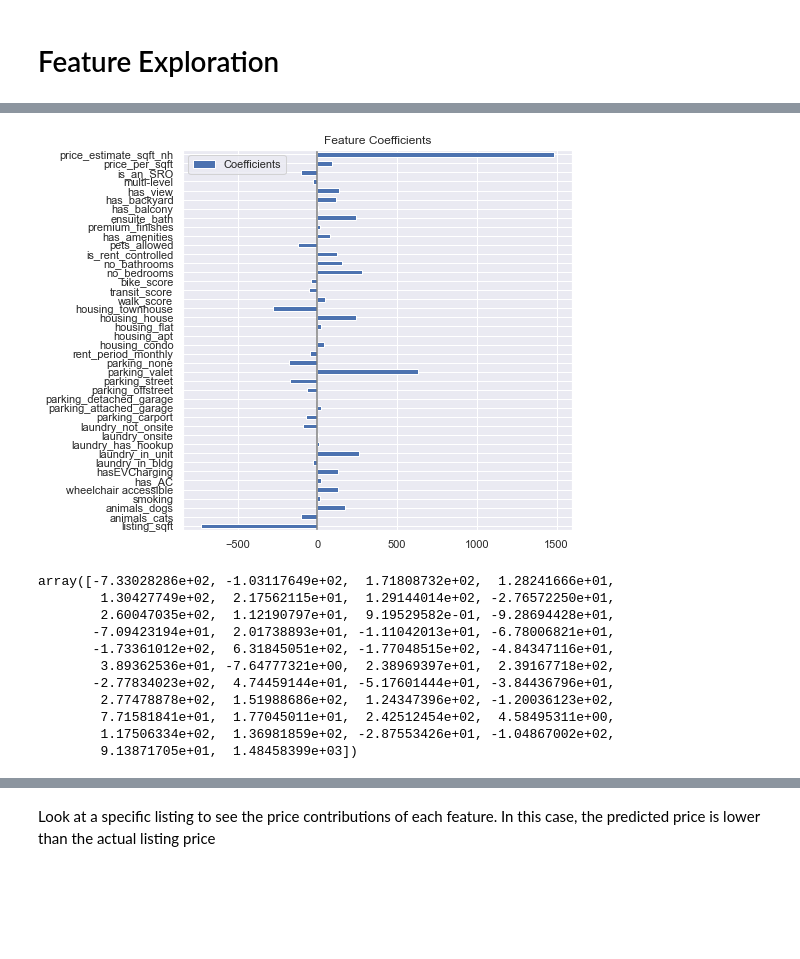
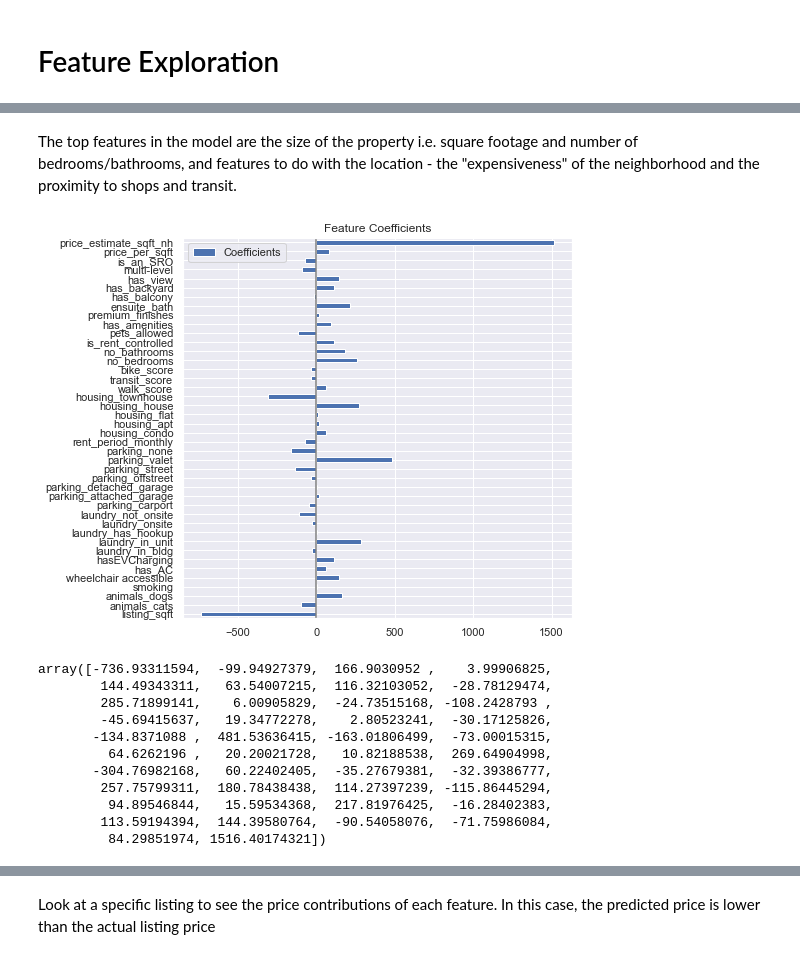
Before and after one commit to melissavhan/Craigslist-Rent-Prediction, a Jupyter notebook: notebooks/Craigslist_Preprocessing_Modeling_combined.ipynb, the cells around one changed output, grey strips where cells are left out. Cells and saved outputs as stored; diff of their text form; code cells hidden in the pictures; blank space fills up the shorter version.

```diff
--- a/notebooks/Craigslist_Preprocessing_Modeling_combined.ipynb
+++ b/notebooks/Craigslist_Preprocessing_Modeling_combined.ipynb
@@ -486,8 +492,8 @@ param_grid = {
     'max_iter': [500,1000,1500]
 }
 
-sgd = train_model(SGDRegressor(penalty='elasticnet'), param_grid, 5, 'neg_mean_absolute_percentage_error', X_train, y_train)
-metrics_dict_sgd = evaluate_model(model, X_test, y_test)
-y_pred_sgd = model.predict(X_test)
+model_sgd = train_model(SGDRegressor(penalty='elasticnet'), param_grid, 5, 'neg_mean_absolute_percentage_error', X_train, y_train)
+metrics_dict_sgd = evaluate_model(model_sgd, X_test, y_test)
+y_pred_sgd = model_sgd.predict(X_test)
 # %% [output]
 Fitting 5 folds for each of 27 candidates, totalling 135 fits
@@ -880,29 +893,32 @@ Look at the linear regression model and the feature coefficients to see if they
+# %% [markdown]
+The top features in the model are the size of the property i.e. square footage and number of bedrooms/bathrooms, and features to do with the location - the "expensiveness" of the neighborhood and the proximity to shops and transit.
 # %%
+# Plot feature importance for stochastic gradient descent model
 coefs = pd.DataFrame(
-   sgd.coef_,
+   model_sgd.coef_,
    columns=['Coefficients'], index=X_train.columns
 )
 
 coefs.plot(kind='barh', figsize=(9, 7))
 plt.title('Feature Coefficients')
 plt.axvline(x=0, color='.5')
 plt.subplots_adjust(left=.3)
 # %% [output]
-[figure, old version]
+[figure, new version]
 # %%
-sgd.coef_
+model_sgd.coef_
 # %% [output]
-array([-7.33028286e+02, -1.03117649e+02,  1.71808732e+02,  1.28241666e+01,
-        1.30427749e+02,  2.17562115e+01,  1.29144014e+02, -2.76572250e+01,
-        2.60047035e+02,  1.12190797e+01,  9.19529582e-01, -9.28694428e+01,
-       -7.09423194e+01,  2.01738893e+01, -1.11042013e+01, -6.78006821e+01,
-       -1.73361012e+02,  6.31845051e+02, -1.77048515e+02, -4.84347116e+01,
-        3.89362536e+01, -7.64777321e+00,  2.38969397e+01,  2.39167718e+02,
-       -2.77834023e+02,  4.74459144e+01, -5.17601444e+01, -3.84436796e+01,
-        2.77478878e+02,  1.51988686e+02,  1.24347396e+02, -1.20036123e+02,
-        7.71581841e+01,  1.77045011e+01,  2.42512454e+02,  4.58495311e+00,
-        1.17506334e+02,  1.36981859e+02, -2.87553426e+01, -1.04867002e+02,
-        9.13871705e+01,  1.48458399e+03])
+array([-736.93311594,  -99.94927379,  166.9030952 ,    3.99906825,
+        144.49343311,   63.54007215,  116.32103052,  -28.78129474,
+        285.71899141,    6.00905829,  -24.73515168, -108.2428793 ,
+        -45.69415637,   19.34772278,    2.80523241,  -30.17125826,
+       -134.8371088 ,  481.53636415, -163.01806499,  -73.00015315,
+         64.6262196 ,   20.20021728,   10.82188538,  269.64904998,
+       -304.76982168,   60.22402405,  -35.27679381,  -32.39386777,
+        257.75799311,  180.78438438,  114.27397239, -115.86445294,
+         94.89546844,   15.59534368,  217.81976425,  -16.28402383,
+        113.59194394,  144.39580764,  -90.54058076,  -71.75986084,
+         84.29851974, 1516.40174321])
 # %%
 X_train.head(8)
 # %% [output]
```
Also changed, not shown: parts of 48 cells of this notebook.
